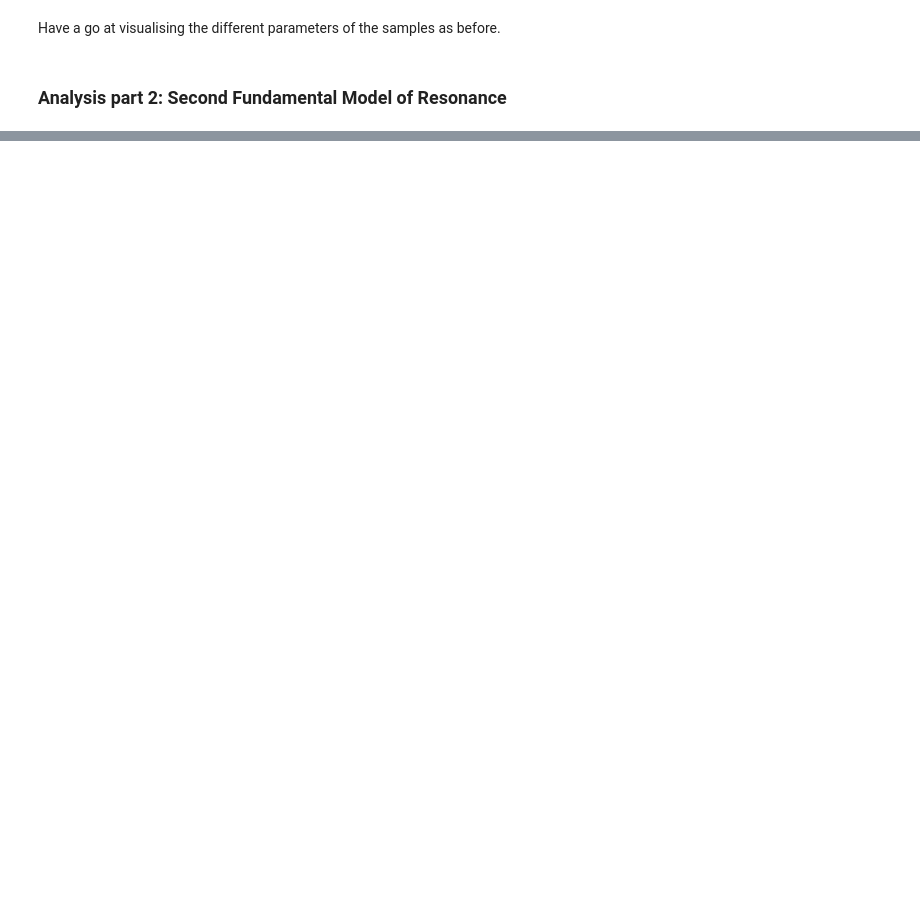
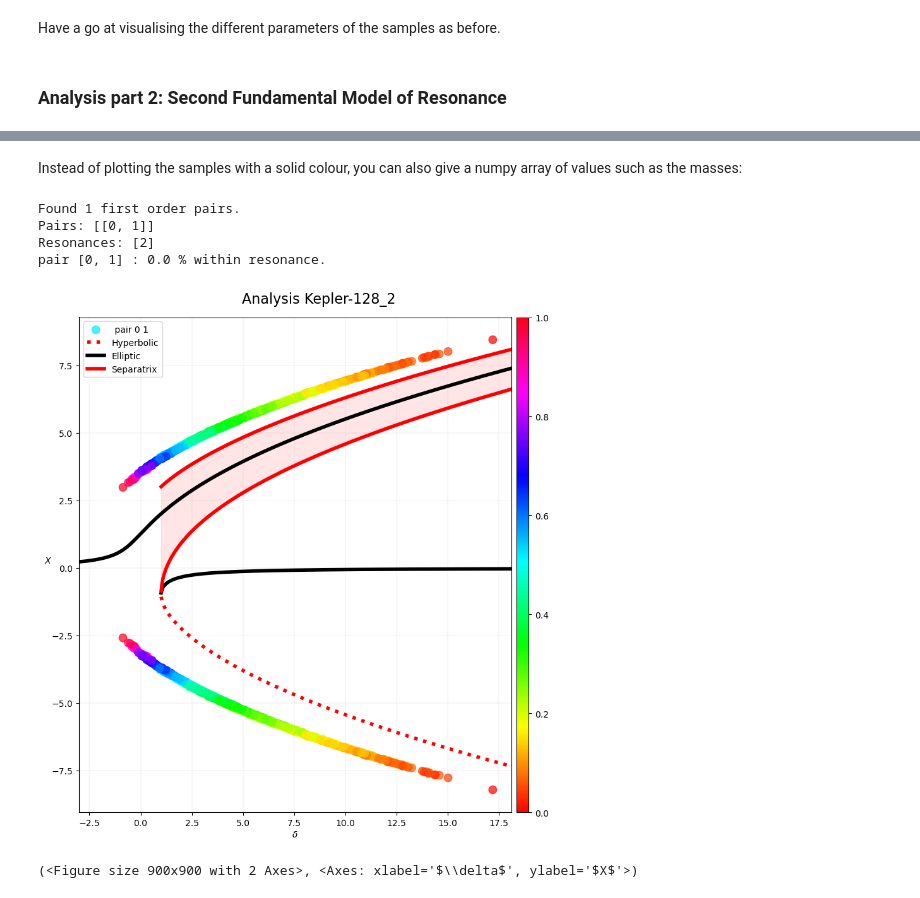
Before and after one commit to adleleu/resonantstate_nb, a Jupyter notebook: notebook_observations_updated.ipynb, the cells around one changed output, grey strips where cells are left out. Drawn from its saved outputs; the diff is of its cells as text; code cells hidden in the pictures; blank space fills up the shorter version.

```diff
--- a/notebook_observations_updated.ipynb
+++ b/notebook_observations_updated.ipynb
@@ -431,0 +277,17 @@ dict_keys(['sample_name', 'planets_list', 'code', 'bibtex', 'contact_email', 'sa
+# %% [markdown]
+Instead of plotting the samples with a solid colour, you can also give a numpy array of values such as the masses:
+# %%
+import pandas as pd
+
+samples = df_dict['samples']
+
+total_mass1 = pd.Series.to_numpy(samples['mass_planet_star_ratio_0'] + samples['mass_planet_star_ratio_1'])
+
+plot_ell2SFM(df_dict, colors=[total_mass1])
+# %% [output]
+Found 1 first order pairs.
+Pairs: [[0, 1]]
+Resonances: [2]
+pair [0, 1] : 0.0 % within resonance.
+[figure, added]
+(<Figure size 900x900 with 2 Axes>, <Axes: xlabel='$\\delta$', ylabel='$X$'>)
```
Also changed, not shown: parts of 48 cells of this notebook.
